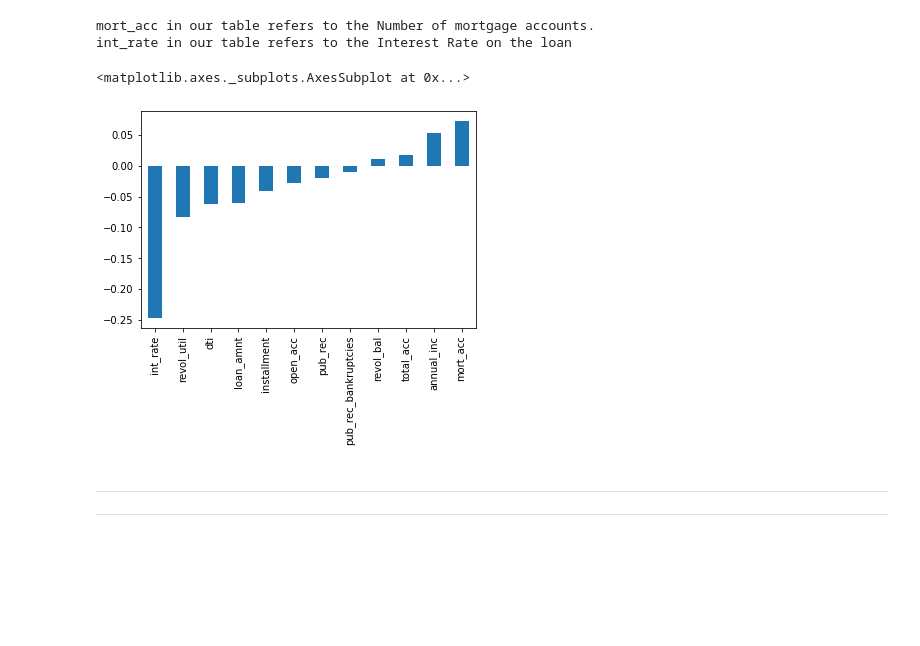
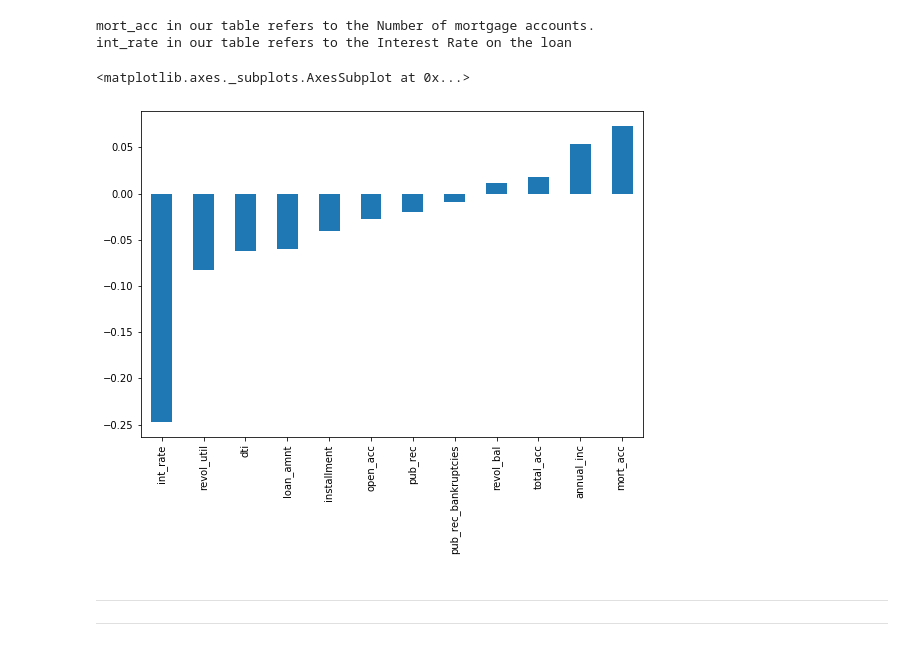
Before and after one commit to molgorithmo/loan_payback_keras_classification, a Jupyter notebook: Loan Payback Classification.ipynb, the cells around one changed output. Cells and saved outputs as stored; diff of their text form; code cells hidden in the pictures; blank space fills up the shorter version.

```diff
--- a/Loan Payback Classification.ipynb
+++ b/Loan Payback Classification.ipynb
@@ -227,10 +227,11 @@ print(feat_info('int_rate'))
 mort_acc in our table refers to the Number of mortgage accounts.
 int_rate in our table refers to the Interest Rate on the loan
 # %%
+plt.figure(figsize=(9,6))
 df.corr()['loan_repaid'].sort_values()[:-1].plot(kind='bar')
 # %% [output]
 <matplotlib.axes._subplots.AxesSubplot at 0x...>
-[figure, old version]
+[figure, new version]
 # %% [markdown]
 ---
 ---
```
Also changed, not shown: parts of 38 cells of this notebook.
